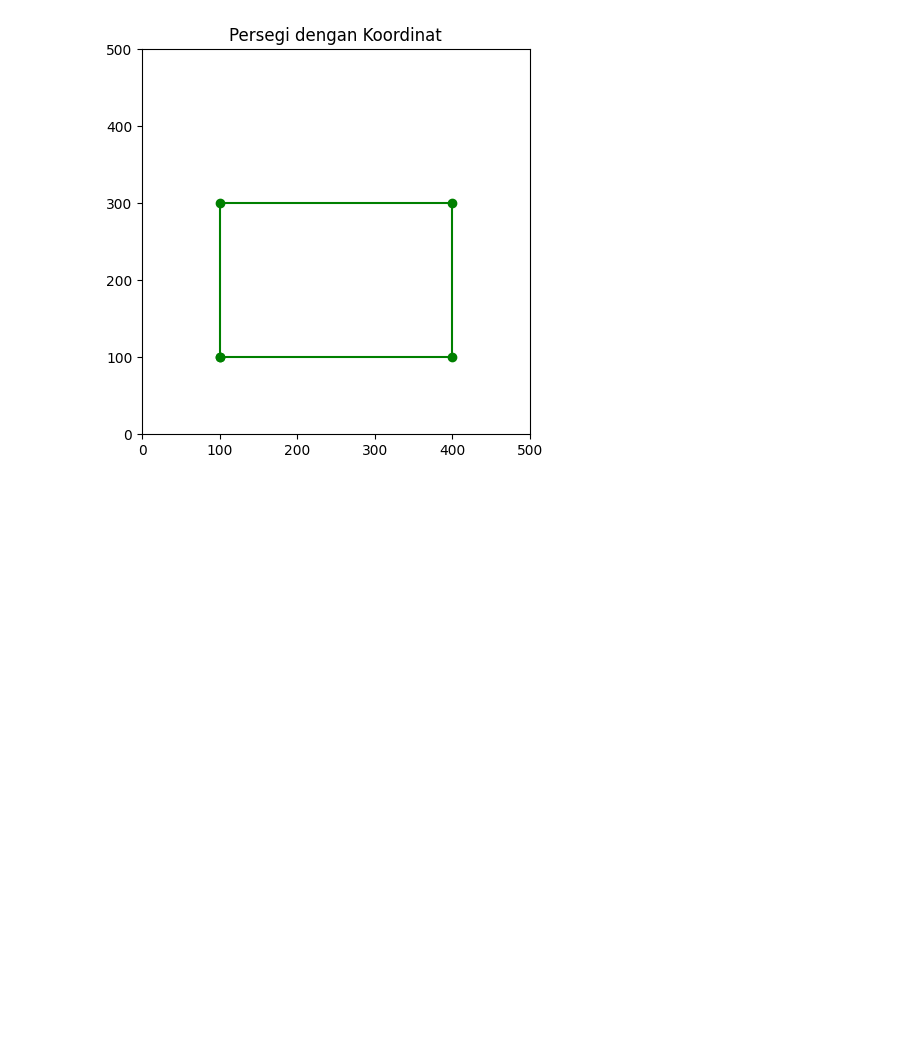
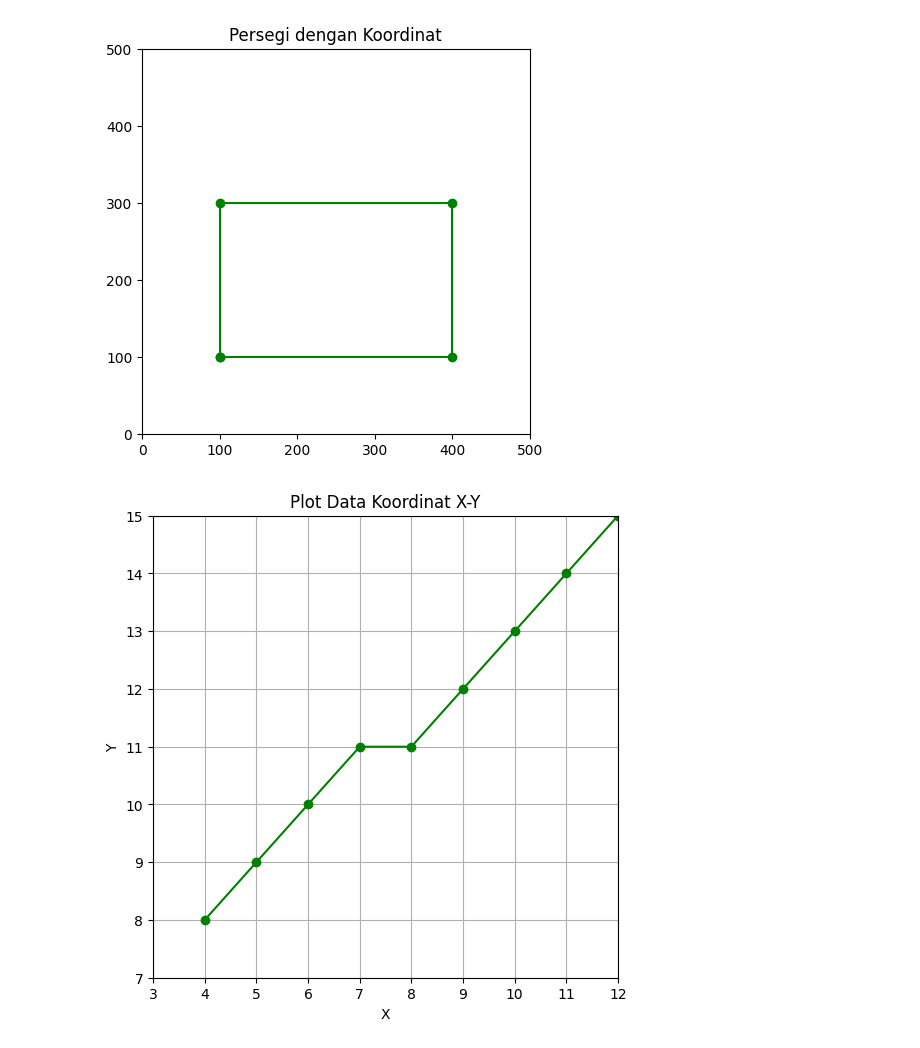
Before and after one commit to FORDIDODI/Project-AI, a Jupyter notebook: grafikakomputer.ipynb, the cells around one changed output. Saved outputs shown, nothing was run; the diff lists cells and outputs as text; code cells hidden in the pictures; blank space fills up the shorter version.

```diff
--- a/grafikakomputer.ipynb
+++ b/grafikakomputer.ipynb
@@ -80,3 +80,21 @@ plt.grid
 plt.show()
 # %% [output]
 [figure]
+# %%
+import matplotlib.pyplot as plt
+
+# Data koordinat (menggunakan titik desimal)
+x = [4, 5, 6, 7, 8, 9, 10, 11, 12]
+y = [8, 9, 10, 11, 11, 12, 13, 14, 15]  # asumsi Y8
+
+plt.figure(figsize=(6,6))
+plt.plot(x, y, color='green', marker='o')   # garis + marker
+plt.title("Plot Data Koordinat X-Y")
+plt.xlabel("X")
+plt.ylabel("Y")
+plt.xlim(3,12)   # batas agar titik terlihat jelas
+plt.ylim(7,15)
+plt.grid(True)   # aktifkan grid
+plt.show()
+# %% [output]
+[figure, added]
```
Also changed, not shown: parts of 4 cells of this notebook.
